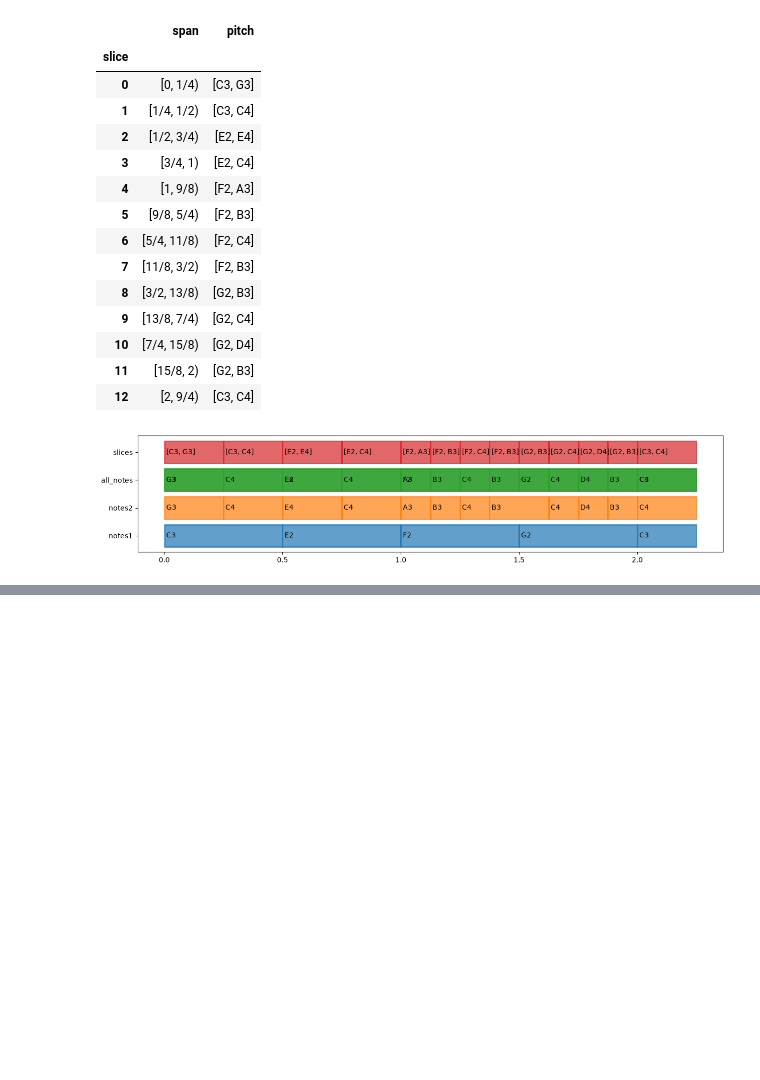
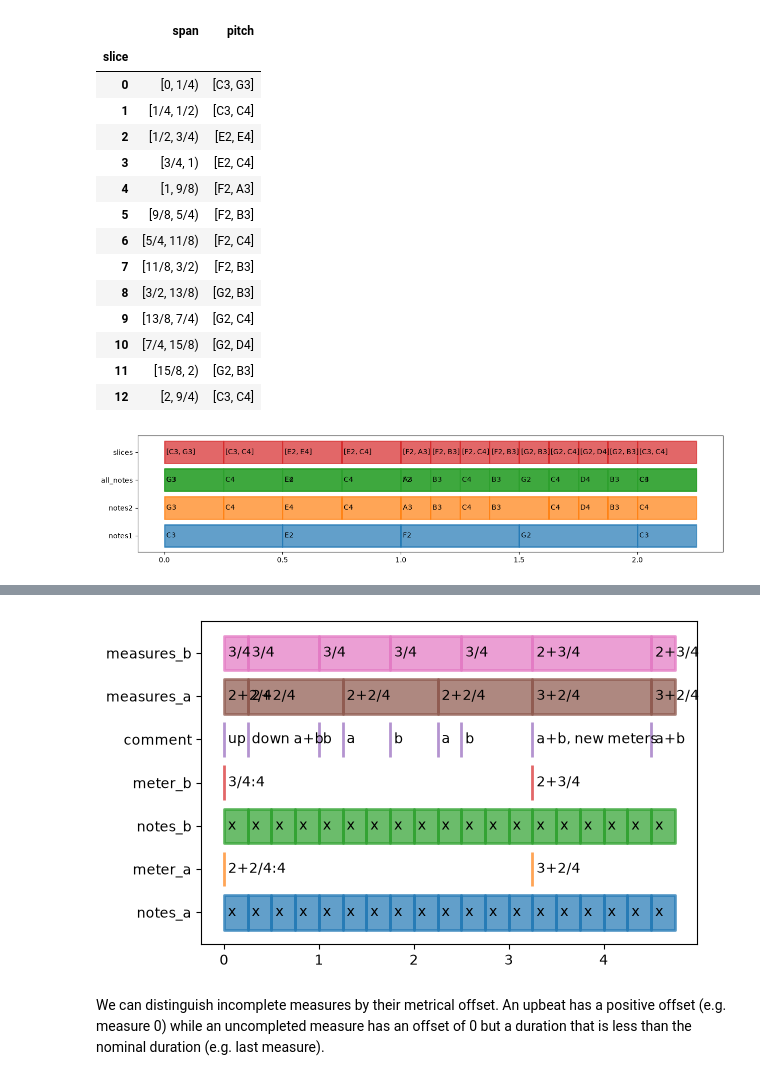
Before and after one commit to Amsterdam-Music-Lab/music-format-experiments, a Jupyter notebook: examples.ipynb, the cells around one changed output, grey strips where cells are left out. Saved outputs shown, nothing was run; the diff lists cells and outputs as text; code cells hidden in the pictures; blank space fills up the shorter version.

```diff
--- a/examples.ipynb
+++ b/examples.ipynb
@@ -644,0 +706,19 @@ score.plot(figsize=(15,3));
+# %%
+def parse_meter(input: str):
+    match input.split(':'):
+        case meter_str, offset_str:
+            meter = Meter.from_string(meter_str)
+            offset = comu.notation.parse_recip(offset_str)
+        case meter_str, :
+            meter = Meter.from_string(meter_str)
+            offset = F(0)
+    return pd.Series([meter, offset], index=["meter", "offset"])
+
+def parse_meter_events(evs):
+    parsed = evs.events["token"].apply(parse_meter)
+    events = pd.concat([evs.events, parsed], axis=1)
+    return events.as_states
+
+score["meter_a"] = parse_meter_events(score["meter_a"])
+score["meter_b"] = parse_meter_events(score["meter_b"])
+score["meter_a"]
@@ -644,0 +738,29 @@ score.plot(figsize=(15,3));
+# %%
+def meters_to_measures(meters: SpanEvents) -> SpanEvents:
+    measures = []
+    for _, meter_seg in meters.events.iterrows():
+        start = meter_seg["span"].left
+        end = meter_seg["span"].right
+        offset = meter_seg["offset"]
+        meter = meter_seg["meter"]
+        while start < end:
+            duration = meter.duration if offset == 0 else min(offset, meter.duration)
+            measures.append({
+                "span": comu.Interval(start, min(start + duration, end)),
+                "meter": meter,
+                "offset": offset,
+            })
+            offset = 0
+            start += duration
+    mevs = pd.DataFrame.from_records(measures)
+    mevs["span"] = mevs["span"].astype("span")
+    return mevs.as_spans
+
+score["measures_a"] = meters_to_measures(score["meter_a"].spans(score.end))
+score["measures_b"] = meters_to_measures(score["meter_b"].spans(score.end))
+score.plot();
+# %% [output]
+[figure, added]
+# %% [markdown]
+We can distinguish incomplete measures by their metrical offset.
+An upbeat has a positive offset (e.g. measure 0) while an uncompleted measure has an offset of 0 but a duration that is less than the nominal duration (e.g. last measure).
```
Also changed, not shown: parts of 12 cells of this notebook, 4 other files.
